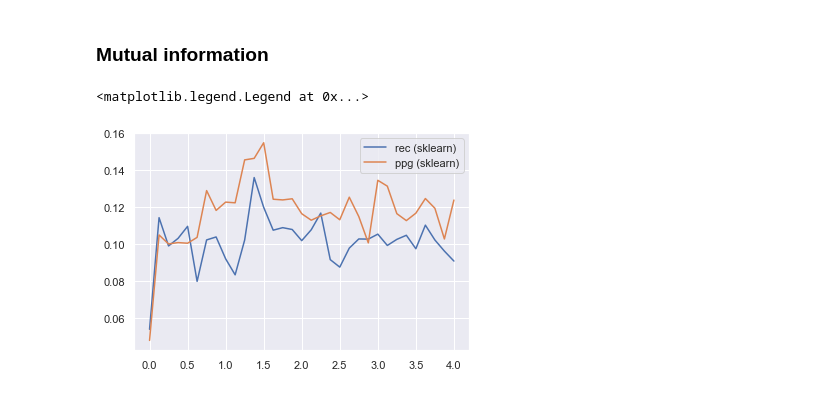
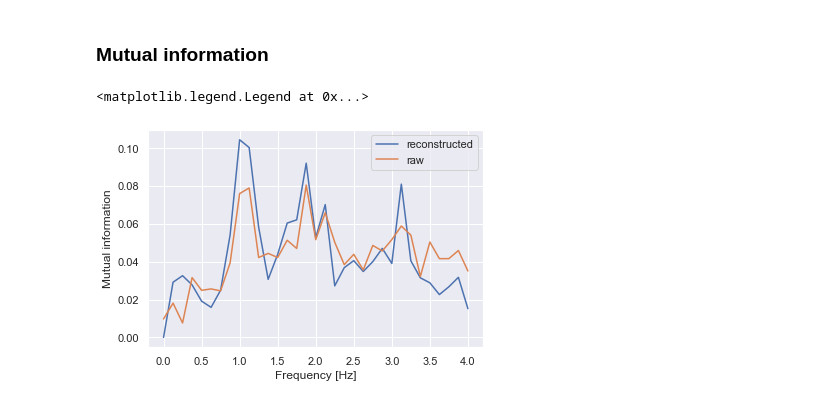
Before and after one commit to pennfranc/adm-ppg-analysis, a Jupyter notebook: mutual information pipeline.ipynb, the cells around one changed output. Cells and saved outputs as stored; diff of their text form; code cells hidden in the pictures.

```diff
--- a/mutual information pipeline.ipynb
+++ b/mutual information pipeline.ipynb
@@ -53,7 +58,7 @@ Text(0.5, 0, 'Time [s]')
 # %% [markdown]
 ### Run PPG through ADM
 # %%
-ADM_factor = 0.2
+ADM_factor = 0.01
 ADM_step_size = ADM_factor * np.mean(abs(ppg))
 up_spikes, down_spikes = ADM(
     ppg,
@@ -69,14 +74,26 @@ up_spikes, down_spikes = ADM(
 # %% [markdown]
 ### Reconstruct original signal from ADM-generated spike train using gaussian kernel
+# %%
+def exp_decaying_filter(tau):
+    return np.exp(-np.arange(0, tau * 5, 1 / 64) / tau) / tau
 # %%
-def reconstruct_from_spikes(spikes, length, spike_value):
+def reconstruct_from_spikes(spikes, length, spike_value, use_exponential=False, tau=0.1):
     reconstructed_signal = np.zeros(length)
     spikes_sampling_rate_indices = (spikes * 64).astype(int)
     reconstructed_signal[spikes_sampling_rate_indices] = spike_value
-    reconstructed_signal = gaussian_filter1d(reconstructed_signal, 10)
+
+    if use_exponential:
+        reconstructed_signal = signal.convolve(reconstructed_signal, exp_decaying_filter(tau), mode='full')[:length]
+    else:
+        reconstructed_signal = gaussian_filter1d(reconstructed_signal, 10)
     return reconstructed_signal
 # %%
+high_tau = 0.35
+low_tau = 0.3
+
 reconstructed_signal = (
-    reconstruct_from_spikes(up_spikes, len(ppg), 1) +
-    reconstruct_from_spikes(down_spikes, len(ppg), -1)
+    reconstruct_from_spikes(up_spikes, len(ppg), 1, tau=low_tau) +
+    reconstruct_from_spikes(down_spikes, len(ppg), -1, tau=low_tau) #+
+    #reconstruct_from_spikes(up_spikes, len(ppg), -1, tau=high_tau) +
+    #reconstruct_from_spikes(down_spikes, len(ppg), 1, tau=high_tau)
 )
@@ -123,16 +183,20 @@ plt.plot(f_rec, Sxx_rec.var(axis=1))
 # %%
 n_neighbors = 10
 num_hr_bins = 15
 num_power_bins = 6
+Sxx_ppg_normalized = normalize(Sxx_ppg, axis=0)
+Sxx_rec_normalized = normalize(Sxx_rec, axis=0)
 mutual_info_rec = compute_mutual_information(Sxx_rec, hr_at_ppg_timestamps, num_hr_bins, num_power_bins)
 mutual_info_rec_sklearn = mutual_info_regression(np.transpose(Sxx_rec), hr_at_ppg_timestamps, n_neighbors=n_neighbors)
 mutual_info_ppg = compute_mutual_information(Sxx_ppg, hr_at_ppg_timestamps, num_hr_bins, num_power_bins)
 mutual_info_ppg_sklearn = mutual_info_regression(np.transpose(Sxx_ppg), hr_at_ppg_timestamps, n_neighbors=n_neighbors)
 #plt.plot(f_ppg, mutual_info_ppg, label='ppg')
 #plt.plot(f_rec, mutual_info_rec, label='rec')
-plt.plot(f_rec, mutual_info_rec_sklearn, label='rec (sklearn)')
-plt.plot(f_ppg, mutual_info_ppg_sklearn, label='ppg (sklearn)')
+plt.plot(f_rec, mutual_info_rec_sklearn, label='reconstructed')
+plt.plot(f_ppg, mutual_info_ppg_sklearn, label='raw')
+plt.ylabel('Mutual information')
+plt.xlabel('Frequency [Hz]')
 plt.legend()
 # %% [output]
 <matplotlib.legend.Legend at 0x...>
-[figure, old version]
+[figure, new version]
```
Also changed, not shown: parts of 12 cells of this notebook, 7 other files.
